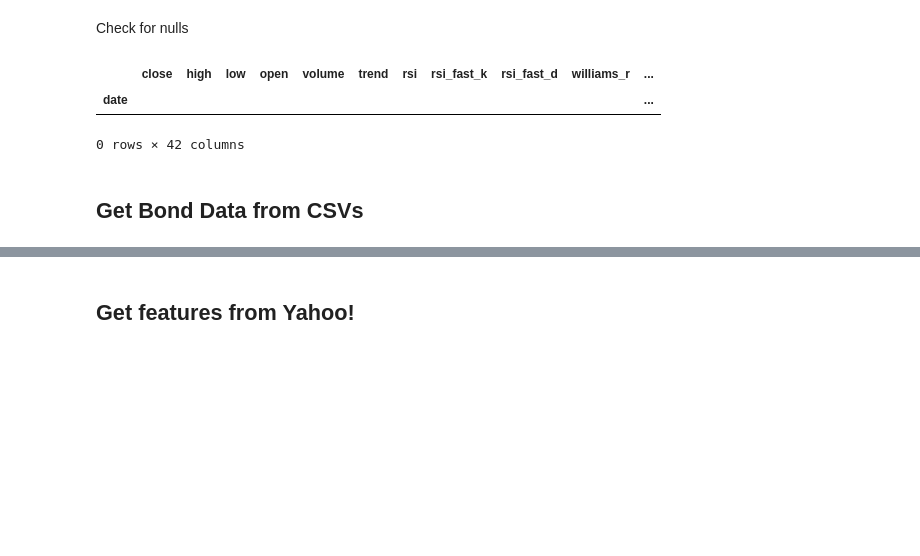
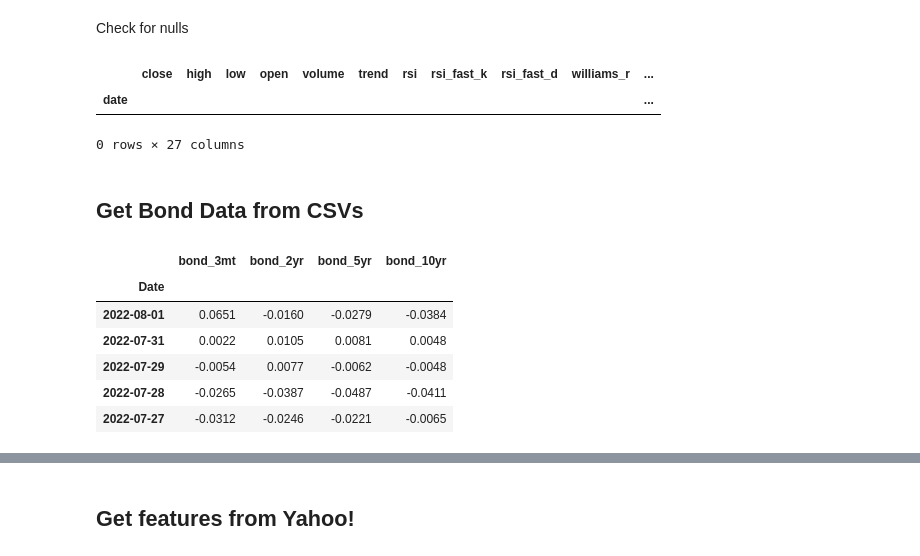
Before and after one commit to adamgulyas/cnn-vs-xgboost, a Jupyter notebook: notebooks/initial_variables.ipynb, the cells around one changed output, grey strips where cells are left out. Cells and saved outputs as stored; diff of their text form; code cells hidden in the pictures; blank space fills up the shorter version.

```diff
--- a/notebooks/initial_variables.ipynb
+++ b/notebooks/initial_variables.ipynb
@@ -174,10 +174,10 @@ display(X.shape, X.head())
 # %% [markdown]
 Check for nulls
 # %%
-X[X.isnull().any(axis=1)]
+technicals[technicals.isnull().any(axis=1)]
 # %% [output]
 |  | close | high | low | open | volume | trend | rsi | rsi_fast_k | rsi_fast_d | williams_r | ... |
 | date |  |  |  |  |  |  |  |  |  |  | ... |
-0 rows × 42 columns
+0 rows × 27 columns
 # %% [markdown]
 ## Get Bond Data from CSVs
@@ -183,0 +196,18 @@ X[X.isnull().any(axis=1)]
+# %%
+# Join bonds
+bonds = pd.concat([bond_3mt, bond_2yr, bond_5yr, bond_10yr], join='inner', axis='columns')
+
+# Remove percentage symbol from each row and convert to decimal value
+bonds = bonds.apply(
+    lambda bond: bond.str.rstrip("%").replace(',','', regex=True).astype(float) / 100
+)
+
+bonds.head()
+# %% [output]
+|  | bond_3mt | bond_2yr | bond_5yr | bond_10yr |
+| Date |  |  |  |  |
+| 2022-08-01 | 0.0651 | -0.0160 | -0.0279 | -0.0384 |
+| 2022-07-31 | 0.0022 | 0.0105 | 0.0081 | 0.0048 |
+| 2022-07-29 | -0.0054 | 0.0077 | -0.0062 | -0.0048 |
+| 2022-07-28 | -0.0265 | -0.0387 | -0.0487 | -0.0411 |
+| 2022-07-27 | -0.0312 | -0.0246 | -0.0221 | -0.0065 |
```
Also changed, not shown: parts of 26 cells of this notebook, 5 other files.
